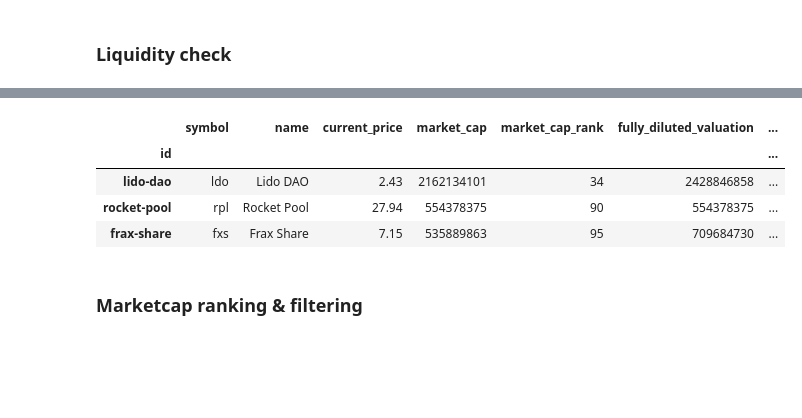
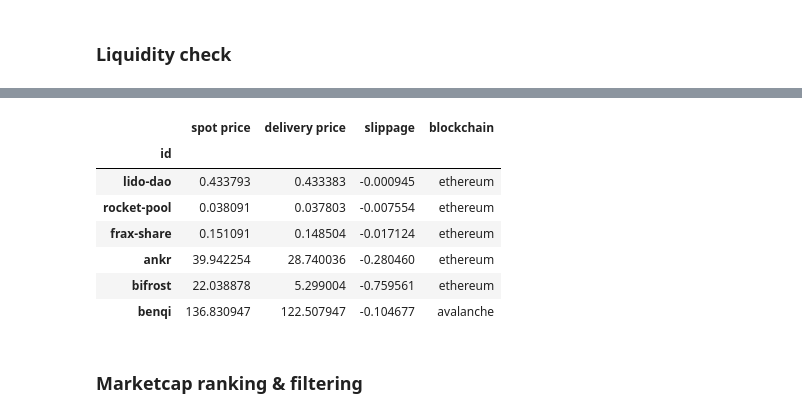
Before and after one commit to Phuture-Finance/rebalancing-data, a Jupyter notebook: PLX/methodology_template.ipynb, the cells around one changed output, grey strips where cells are left out. Cells and saved outputs as stored; diff of their text form; code cells hidden in the pictures; blank space fills up the shorter version.

```diff
--- a/PLX/methodology_template.ipynb
+++ b/PLX/methodology_template.ipynb
@@ -24,9 +24,9 @@ init_notebook_mode(connected=True)
 # %% [markdown]
 ## Index Variables
 # %%
-min_mcap =  1.5e8
+min_mcap =  0.5e8
 min_weight = 0.005
-max_weight = 0.30
+max_weight = None
 circ_supply_threshold = 0.3
 liveness_threshold = 180 # In days
 liquidity_consistency = 90 # In days
@@ -103,6 +103,14 @@ def get_category_data(category_id, min_mcap):
     coin_market_data.set_index('id',inplace=True)
     coin_market_data = coin_market_data[['symbol','name','current_price','market_cap','market_cap_rank','fully_diluted_valuation','circulating_supply','total_supply','max_supply']]
     return coin_market_data
+
+def add_asset_to_category(data,ids):
+    coin_data = pd.DataFrame(cg.get_coins_markets('usd',ids=ids))
+    coin_data.set_index('id',inplace=True)
+    coin_data = coin_data[['symbol','name','current_price','market_cap','market_cap_rank','fully_diluted_valuation','circulating_supply','total_supply','max_supply']]
+    data = pd.concat([data,coin_data])
+    data.sort_values(by=['market_cap'],inplace=True,ascending=False)
+    return data
 
 def replace_id(category_data,ids,replacement_ids):
     for i in range(len(id)):
@@ -135,9 +143,11 @@ def merge_data(category_data, filtered_data):
     return category_data
 
 category_data = get_category_data(coingecko_category,min_mcap)
+category_data =  add_asset_to_category(category_data,['benqi'])
 coin_data = get_all_coin_data()
 coin_data = filter_coin_data(coin_data,category_data,[stablecoins,ctokens,atokens])
 coin_data = merge_data(category_data,coin_data)
+
 coin_data
 # %% [output]
 |  | symbol | name | current_price | market_cap | market_cap_rank | fully_diluted_valuation | ... |
@@ -321,7 +335,7 @@ def assess_liquidity(data,threshold):
     return (data[slippage_pd['slippage'] > threshold],slippage_pd)
 
 coin_data,slippage_data = assess_liquidity(coin_data,max_slippage)
-coin_data
+slippage_data
 # %% [output]
 0x7205705771547cf79201111b4bd8aaf29467b9ec
 0xdf474b7109b73b7d57926d43598d5934131136b2
@@ -330,8 +345,11 @@ coin_data
-|  | symbol | name | current_price | market_cap | market_cap_rank | fully_diluted_valuation | ... |
-| id |  |  |  |  |  |  | ... |
-| lido-dao | ldo | Lido DAO | 2.43 | 2162134101 | 34 | 2428846858 | ... |
-| rocket-pool | rpl | Rocket Pool | 27.94 | 554378375 | 90 | 554378375 | ... |
-| frax-share | fxs | Frax Share | 7.15 | 535889863 | 95 | 709684730 | ... |
+|  | spot price | delivery price | slippage | blockchain |
+| id |  |  |  |  |
+| lido-dao | 0.433793 | 0.433383 | -0.000945 | ethereum |
+| rocket-pool | 0.038091 | 0.037803 | -0.007554 | ethereum |
+| frax-share | 0.151091 | 0.148504 | -0.017124 | ethereum |
+| ankr | 39.942254 | 28.740036 | -0.280460 | ethereum |
+| bifrost | 22.038878 | 5.299004 | -0.759561 | ethereum |
+| benqi | 136.830947 | 122.507947 | -0.104677 | avalanche |
 # %% [markdown]
 ### Marketcap ranking & filtering
 # %%
```
Also changed, not shown: parts of 10 cells of this notebook, 1 other file.
